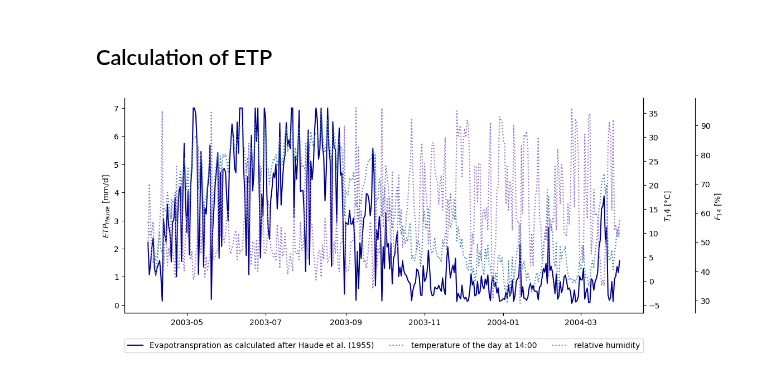
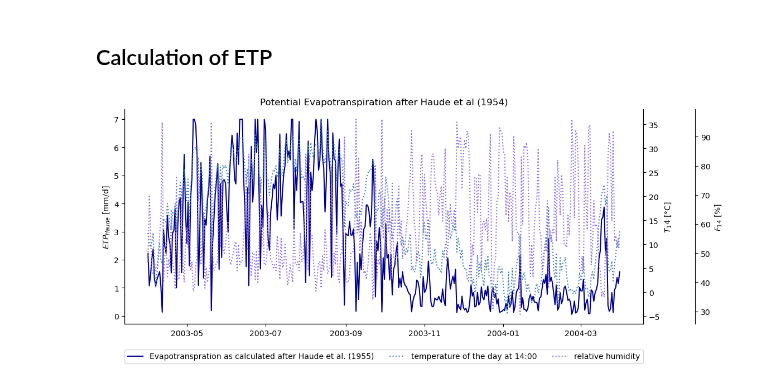
Before and after one commit to gw-inux/Jupyter-Notebooks, a Jupyter notebook: 01_Water_cycle/ETP_Haude.ipynb, the cells around one changed output. Saved outputs shown, nothing was run; the diff lists cells and outputs as text; code cells hidden in the pictures.

```diff
--- a/01_Water_cycle/ETP_Haude.ipynb
+++ b/01_Water_cycle/ETP_Haude.ipynb
@@ -53,24 +53,25 @@ ETP_haude = np.where(ETP_haude < 7, ETP_haude, 7)  # Cap values at 7 where condi
 # %%
 # Plotting the data
 fig, ax = plt.subplots(figsize=(12,5))
+ax.set_title("Potential Evapotranspiration after Haude et al (1954)")
 
 ## plot the ETP
 l1=ax.plot(data.index, ETP_haude, color='darkblue', label='Evapotranspration as calculated after Haude et al. (1955)')
 ax.set_ylabel('$ETP_{Haude}$ [mm/d]')
 ## plot the extraterrestrial radiation
 ax2=ax.twinx()
 l2=ax2.plot(data.index, T_14, color='steelblue', label='temperature of the day at 14:00', ls=':')
 ax2.set_ylabel(r'$T_14$ [°C]')
 ## plot temperature
 ax3=ax.twinx()
 ax3.spines.right.set_position(("axes", 1.1))
 l3=ax3.plot(data.index, F_rel_14, color='mediumpurple', label='relative humidity', ls=':')
 ax3.set_ylabel(r'$F_{14}$ [%]')
 
 
 ax.legend(handles = l1+l2+l3, bbox_to_anchor=(0.5, -0.1), loc="upper center", fancybox=True, ncol=4)
 ax.spines['top'].set_visible(False)
 ax2.spines['top'].set_visible(False)
 ax3.spines['top'].set_visible(False)
 # %% [output]
-[figure, old version]
+[figure, new version]
```
Also changed, not shown: parts of 1 cell of this notebook, 3 other files.
